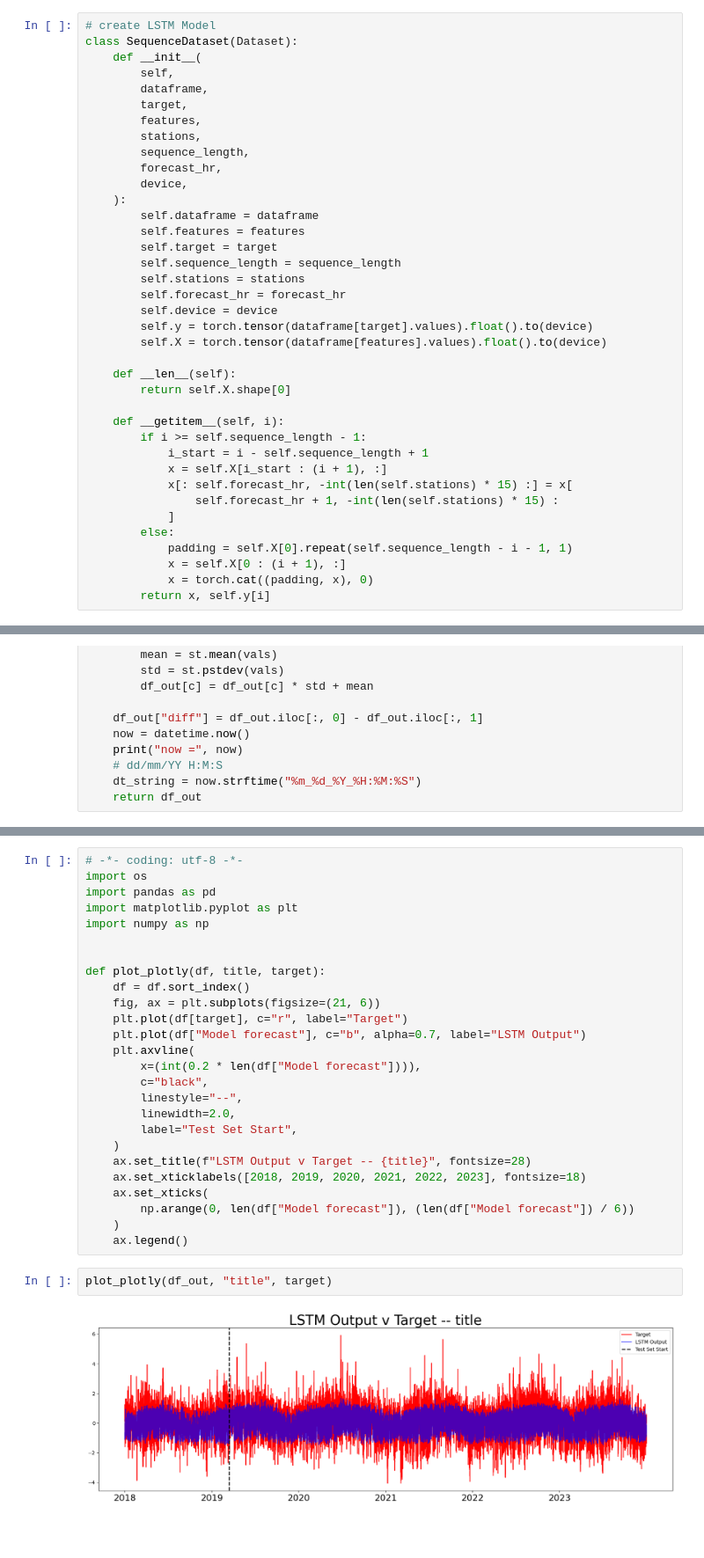
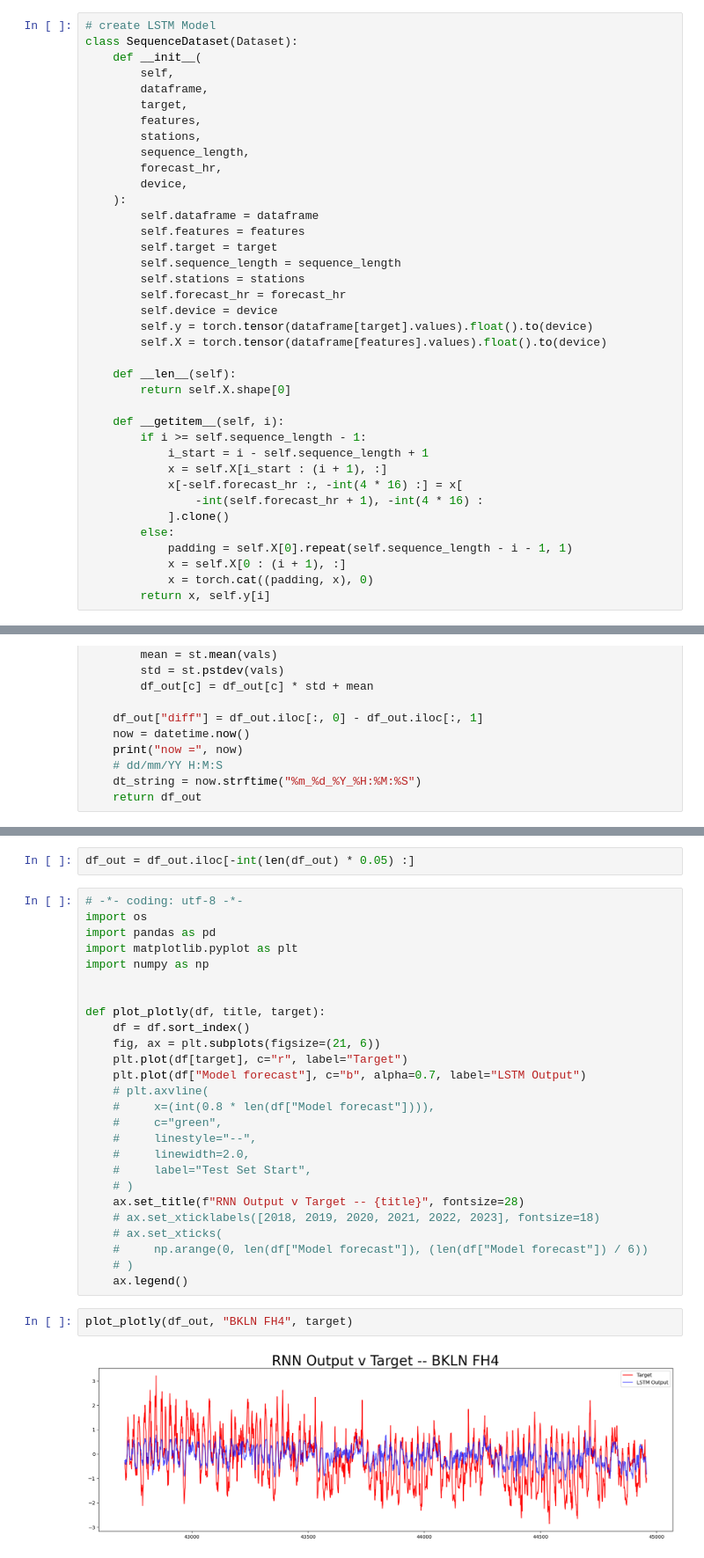
Before and after one commit to shmaronshmevans/nwp_bias, a Jupyter notebook: src/machine_learning/random_forest/notebooks/rnn.ipynb, the cells around one changed output, grey strips where cells are left out. Shown at 88% size. Cells and saved outputs as stored; diff of their text form; blank space fills up the shorter version.

```diff
--- a/src/machine_learning/random_forest/notebooks/rnn.ipynb
+++ b/src/machine_learning/random_forest/notebooks/rnn.ipynb
@@ -66,9 +58,9 @@ class SequenceDataset(Dataset):
         if i >= self.sequence_length - 1:
             i_start = i - self.sequence_length + 1
             x = self.X[i_start : (i + 1), :]
-            x[: self.forecast_hr, -int(len(self.stations) * 15) :] = x[
-                self.forecast_hr + 1, -int(len(self.stations) * 15) :
-            ]
+            x[-self.forecast_hr :, -int(4 * 16) :] = x[
+                -int(self.forecast_hr + 1), -int(4 * 16) :
+            ].clone()
         else:
             padding = self.X[0].repeat(self.sequence_length - i - 1, 1)
             x = self.X[0 : (i + 1), :]
@@ -348,3 +340,5 @@ df_out
+# %%
+df_out = df_out.iloc[-int(len(df_out) * 0.05) :]
 # %%
 # -*- coding: utf-8 -*-
 import os
@@ -358,20 +352,20 @@ def plot_plotly(df, title, target):
     fig, ax = plt.subplots(figsize=(21, 6))
     plt.plot(df[target], c="r", label="Target")
     plt.plot(df["Model forecast"], c="b", alpha=0.7, label="LSTM Output")
-    plt.axvline(
-        x=(int(0.2 * len(df["Model forecast"]))),
-        c="black",
-        linestyle="--",
-        linewidth=2.0,
-        label="Test Set Start",
-    )
-    ax.set_title(f"LSTM Output v Target -- {title}", fontsize=28)
-    ax.set_xticklabels([2018, 2019, 2020, 2021, 2022, 2023], fontsize=18)
-    ax.set_xticks(
-        np.arange(0, len(df["Model forecast"]), (len(df["Model forecast"]) / 6))
-    )
+    # plt.axvline(
+    #     x=(int(0.8 * len(df["Model forecast"]))),
+    #     c="green",
+    #     linestyle="--",
+    #     linewidth=2.0,
+    #     label="Test Set Start",
+    # )
+    ax.set_title(f"RNN Output v Target -- {title}", fontsize=28)
+    # ax.set_xticklabels([2018, 2019, 2020, 2021, 2022, 2023], fontsize=18)
+    # ax.set_xticks(
+    #     np.arange(0, len(df["Model forecast"]), (len(df["Model forecast"]) / 6))
+    # )
     ax.legend()
 # %%
-plot_plotly(df_out, "title", target)
+plot_plotly(df_out, "BKLN FH4", target)
 # %% [output]
-[figure, old version]
+[figure, new version]
```
Also changed, not shown: parts of 7 cells of this notebook, 17 other files.
